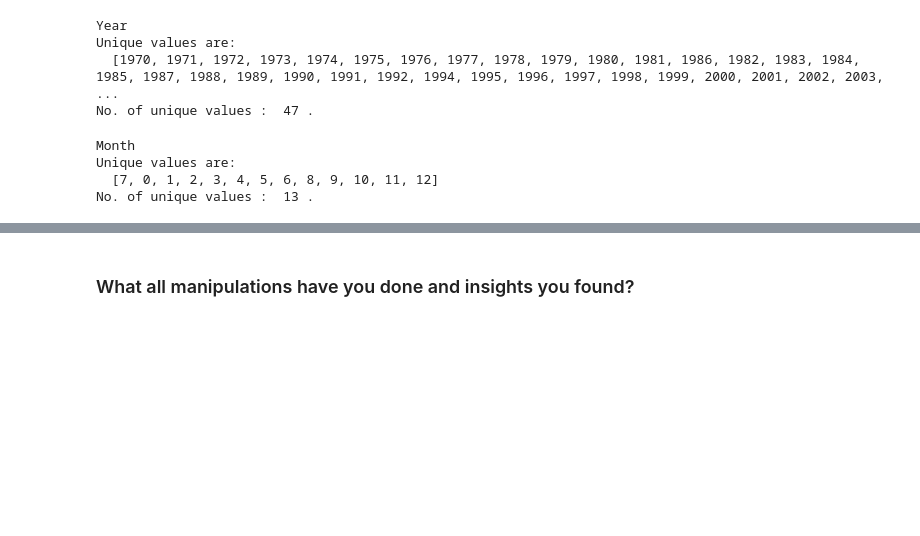
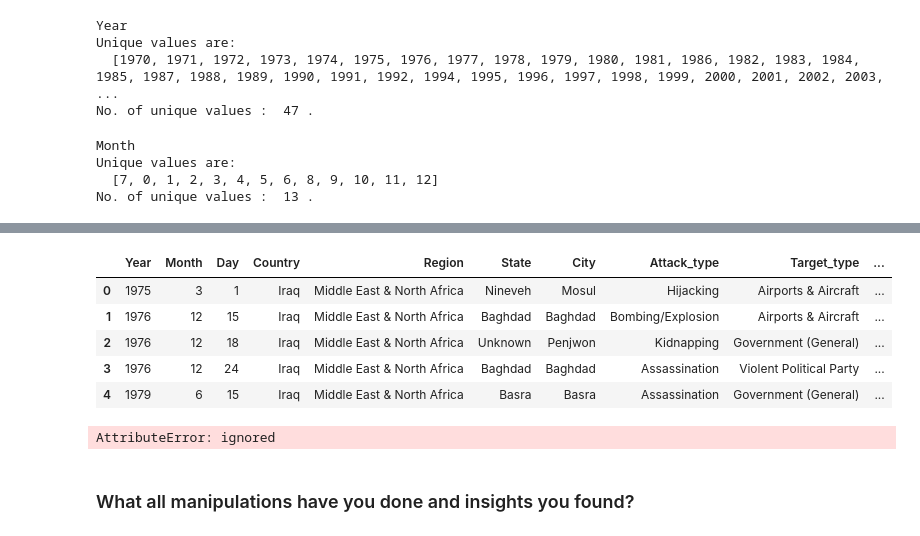
Before and after one commit to maxashoka3/EDA-Global-Terrorism-Dataset, a Jupyter notebook: EDA_Global_Terrorism_Dataset.ipynb, the cells around one changed output, grey strips where cells are left out. Saved outputs shown, nothing was run; the diff lists cells and outputs as text; code cells hidden in the pictures; blank space fills up the shorter version.

```diff
--- a/EDA_Global_Terrorism_Dataset.ipynb
+++ b/EDA_Global_Terrorism_Dataset.ipynb
@@ -435,3 +639,19 @@ Here in Weapon_type its one of the unique value is :
+# %%
+# Lets explore top 10 country
+Iraq = df[df['Country'] == 'Iraq'].reset_index(drop = True)
+# %%
+Iraq.head()
+# %% [output]
+|  | Year | Month | Day | Country | Region | State | City | Attack_type | Target_type | ... |
+| 0 | 1975 | 3 | 1 | Iraq | Middle East & North Africa | Nineveh | Mosul | Hijacking | Airports & Aircraft | ... |
+| 1 | 1976 | 12 | 15 | Iraq | Middle East & North Africa | Baghdad | Baghdad | Bombing/Explosion | Airports & Aircraft | ... |
+| 2 | 1976 | 12 | 18 | Iraq | Middle East & North Africa | Unknown | Penjwon | Kidnapping | Government (General) | ... |
+| 3 | 1976 | 12 | 24 | Iraq | Middle East & North Africa | Baghdad | Baghdad | Assassination | Violent Political Party | ... |
+| 4 | 1979 | 6 | 15 | Iraq | Middle East & North Africa | Basra | Basra | Assassination | Government (General) | ... |
+# %%
+Year.value_count()
+# %% [output]
+AttributeError: ignored
 # %% [markdown]
 ### What all manipulations have you done and insights you found?
 # %% [markdown]
```
Also changed, not shown: parts of 54 cells of this notebook.
